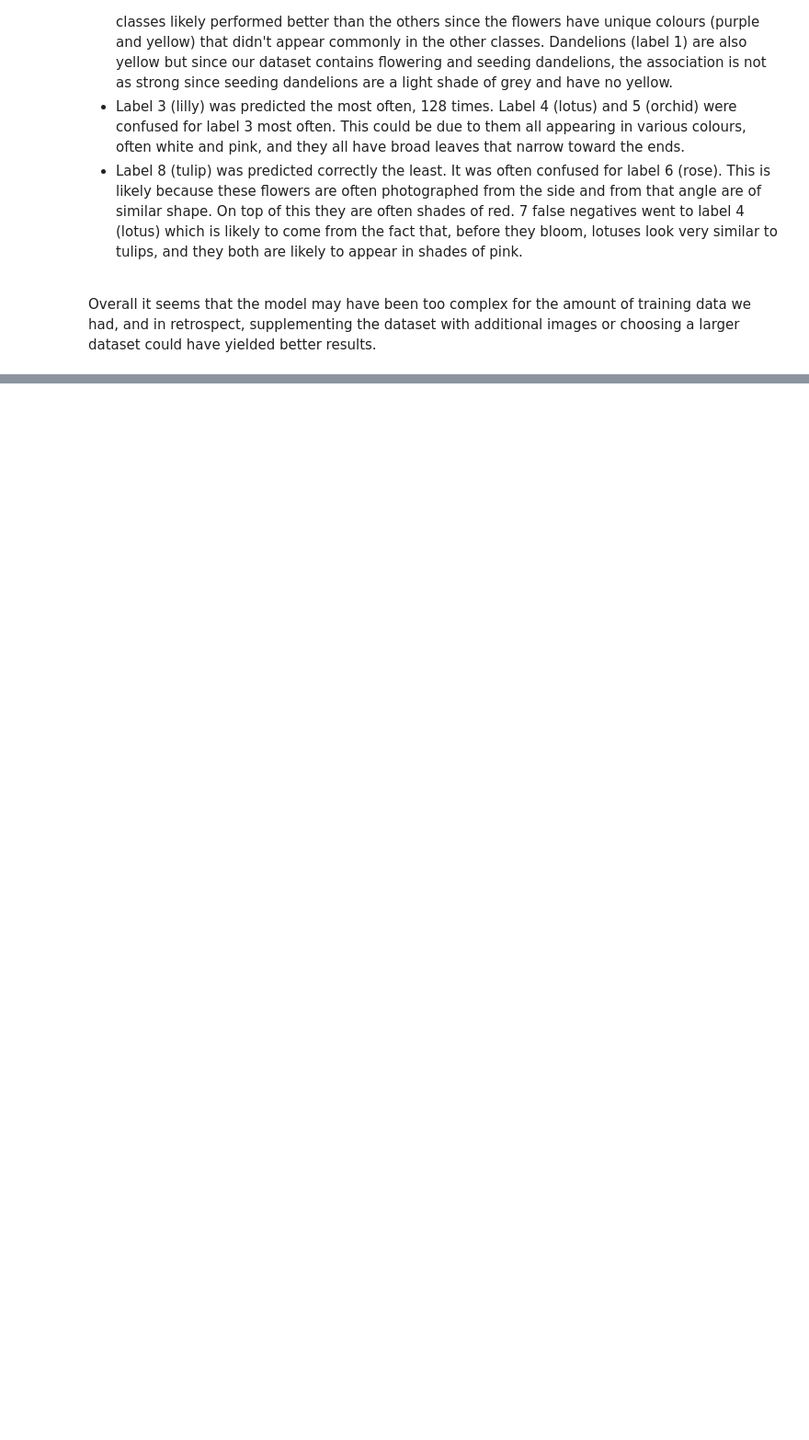
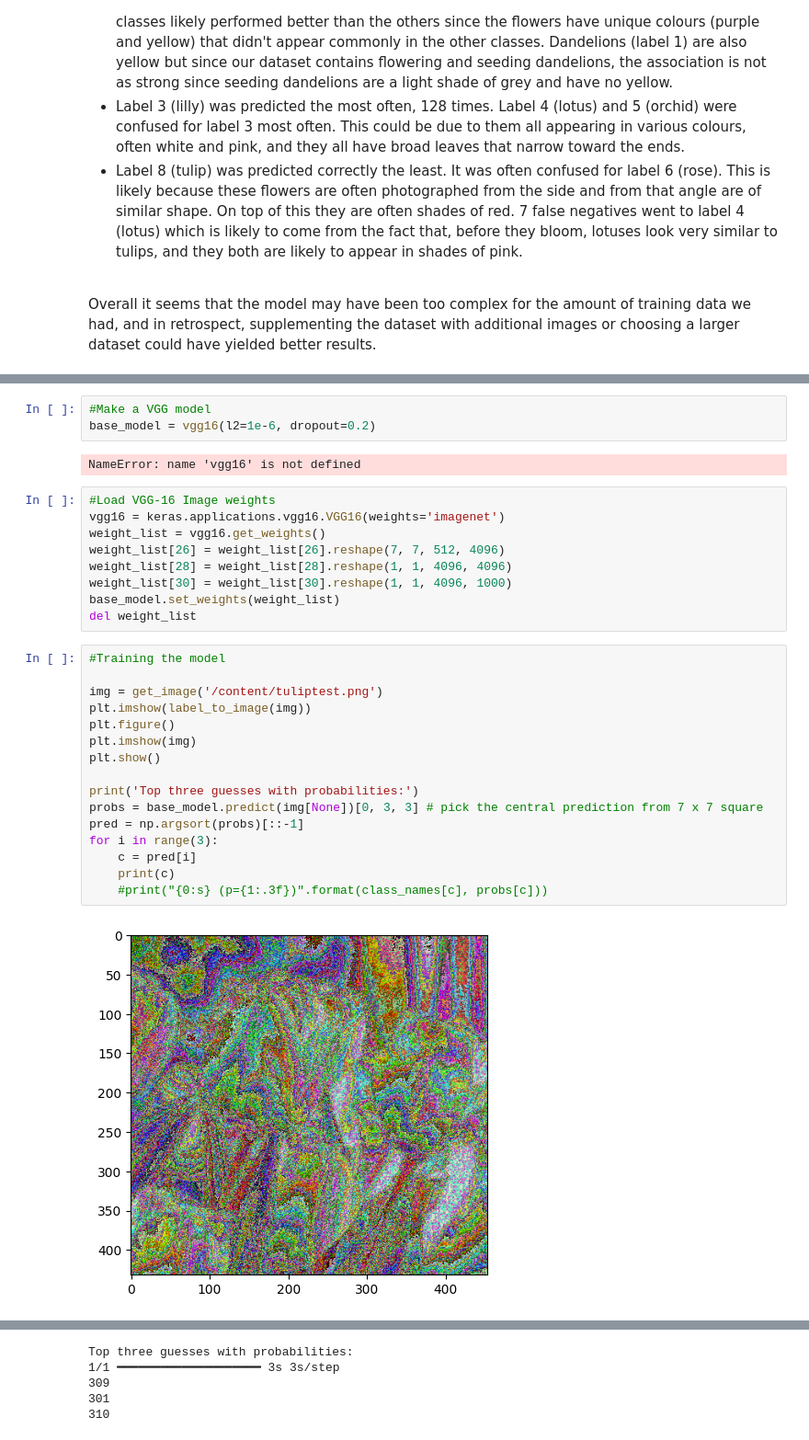
Before and after one commit to oOoOoOo0o/CS4287-assignment2, a Jupyter notebook: CS4287-Assign2-20251971-21304149-24267201.ipynb, the cells around one changed output, grey strips where cells are left out. Shown at 92% size. Saved outputs shown, nothing was run; the diff lists cells and outputs as text; blank space fills up the shorter version.

```diff
--- a/CS4287-Assign2-20251971-21304149-24267201.ipynb
+++ b/CS4287-Assign2-20251971-21304149-24267201.ipynb
@@ -1370,0 +2079,32 @@ Overall it seems that the model may have been too complex for the amount of trai
+# %%
+#Make a VGG model
+base_model = vgg16(l2=1e-6, dropout=0.2)
+# %% [output]
+NameError: name 'vgg16' is not defined
+# %%
+#Load VGG-16 Image weights
+vgg16 = keras.applications.vgg16.VGG16(weights='imagenet')
+weight_list = vgg16.get_weights()
+weight_list[26] = weight_list[26].reshape(7, 7, 512, 4096)
+weight_list[28] = weight_list[28].reshape(1, 1, 4096, 4096)
+weight_list[30] = weight_list[30].reshape(1, 1, 4096, 1000)
+base_model.set_weights(weight_list)
+del weight_list
+# %%
+#Training the model
+
+img = get_image('/content/tuliptest.png')
+plt.imshow(label_to_image(img))
+plt.figure()
+plt.imshow(img)
+plt.show()
+
+print('Top three guesses with probabilities:')
+probs = base_model.predict(img[None])[0, 3, 3] # pick the central prediction from 7 x 7 square
+pred = np.argsort(probs)[::-1]
+for i in range(3):
+    c = pred[i]
+    print(c)
+    #print("{0:s} (p={1:.3f})".format(class_names[c], probs[c]))
+# %% [output]
+[figure, added]
@@ -1370,0 +2112,5 @@ Overall it seems that the model may have been too complex for the amount of trai
+Top three guesses with probabilities:
+1/1 ━━━━━━━━━━━━━━━━━━━━ 3s 3s/step
+309
+301
+310
```
Also changed, not shown: parts of 22 cells of this notebook.
